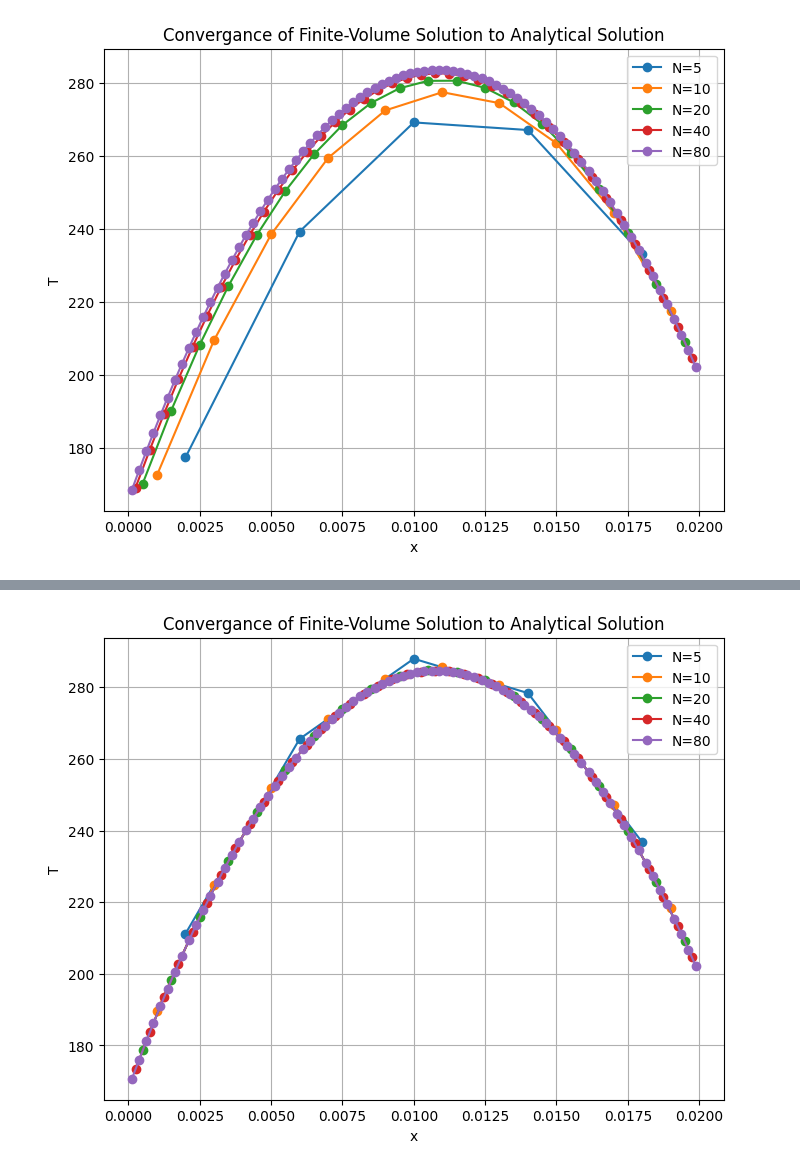
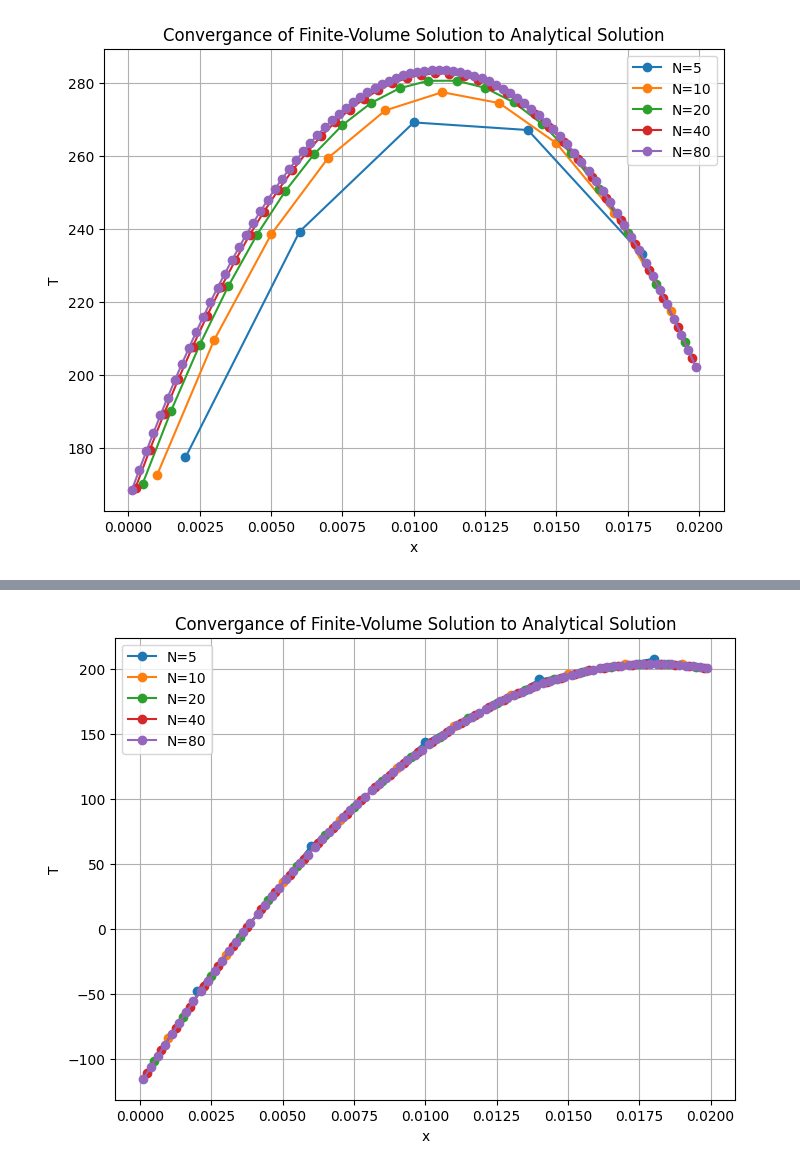
Before and after one commit to cjdipietrantonio/ME5311, a Jupyter notebook: other/flipclassrooomexcercises/01/ME5311-elliptic.ipynb, the cells around one changed output, grey strips where cells are left out. Cells and saved outputs as stored; diff of their text form; code cells hidden in the pictures.

```diff
--- a/other/flipclassrooomexcercises/01/ME5311-elliptic.ipynb
+++ b/other/flipclassrooomexcercises/01/ME5311-elliptic.ipynb
@@ -23,7 +23,7 @@ q = 1000000; # W/m3, volumetric heat release rate
 TA = 100; #Celsius, left boundary at fixed temperature
 TB = 200; #Celsius, right boundary at fixed temperature
 ## Numerical Paramteres
-N = 50; # number of cells during discretization
+N = 5; # number of cells during discretization
 dx = L/N; # length of each computational cell
 Xc = np.zeros(N); # coordinates at the center of each cell
 for i in range(0, N):
@@ -274,7 +301,7 @@ errors = []
 for N in N_vals:
     dx = L/N; # length of each computational cell
 
-    k_eff = 1/((1/h) + (dx/(2*k))) # effective thermal conductivity for the Robin boundary condition at the left boundary
+    k_eff = 1/((dx/(2*k)) - (1/h)) # effective thermal conductivity for the Robin boundary condition at the left boundary
 
     Xc = np.zeros(N); # coordinates at the center of each cell
     for i in range(0, N):
@@ -290,34 +317,34 @@ for N in N_vals:
     for i in range(1,N-1):
         A[i,i] = -2*k/dx;
         A[i,i+1] = k/dx; # The first index indicates cell ID
         A[i,i-1] = k/dx; # The second index indicates the cells involved
     # for left boundary
-    A[0,0] = -k/dx - k_eff; # Robin boundary condition
+    A[0,0] = -k/dx + k_eff; # Robin boundary condition
     A[0,1] = k/dx;
     # for right boundary
     A[N-1,N-1] = -3*k/dx;
     A[N-1,N-2] = k/dx;
 
     ## Set up b vector
     b=np.zeros(N);
     for i in range(1,N-1):
         b[i] = -qsrc[i]*dx;
     #left boundary
-    b[0] = -qsrc[0]*dx - k_eff*T_inf; # Robin boundary condition
+    b[0] = -qsrc[0]*dx + k_eff*T_inf; # Robin boundary condition
     #right boundary
     b[N-1] = -qsrc[N-1]*dx -2*k*TB/dx;
 
     # solve for Temperature
     T_num = np.linalg.solve(A,b)
     #print(T)
     plt.plot(Xc, T_num, 'o-', label=f'N={N}')
 
 plt.xlabel('x')
 plt.ylabel('T')
 plt.title('Convergance of Finite-Volume Solution to Analytical Solution')
 plt.legend()
 plt.grid()
 plt.show()
 # %% [output]
-[figure, old version]
+[figure, new version]
 # %% [markdown]
```
Also changed, not shown: parts of 3 cells of this notebook.
